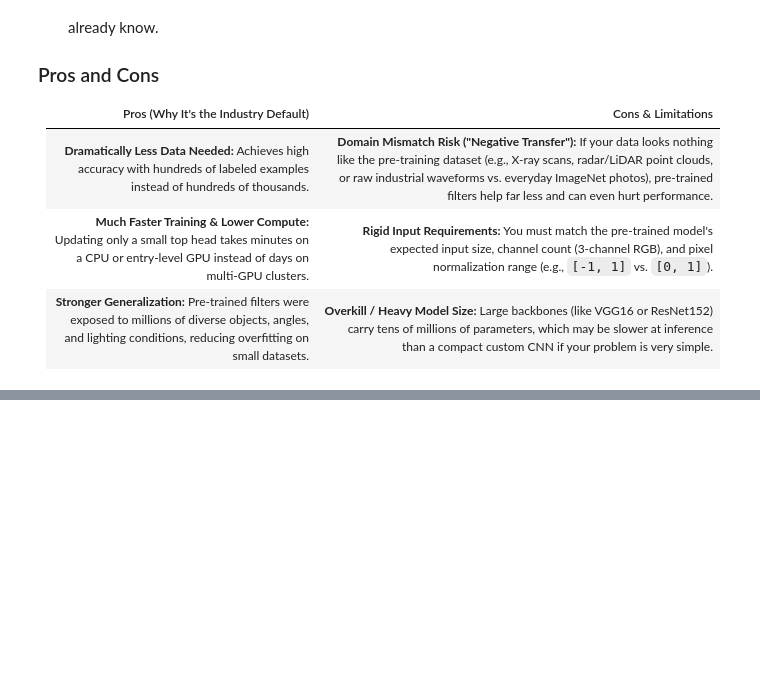
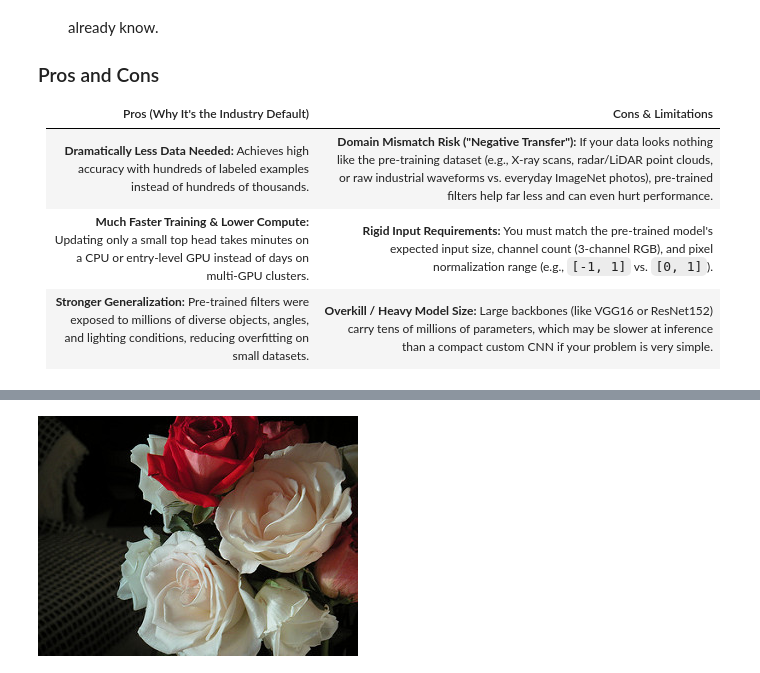
Before and after one commit to DEVANSHU-KALI/Deep_Learning, a Jupyter notebook: concepts_of_dl/transfer_leraning/code.ipynb, the cells around one changed output, grey strips where cells are left out. Saved outputs shown, nothing was run; the diff lists cells and outputs as text; code cells hidden in the pictures; blank space fills up the shorter version.

Commit message:
added the code related to the transfer learning

```diff
--- a/concepts_of_dl/transfer_leraning/code.ipynb
+++ b/concepts_of_dl/transfer_leraning/code.ipynb
@@ -30,0 +98,5 @@ A deep neural network splits naturally into two parts: a **feature extractor** (
+# %%
+import pathlib
+
+data_dir = pathlib.Path(r'D:\deep_learning_course\data\datasets\flower_photos\flower_photos')
+data_dir
@@ -30,0 +127,5 @@ A deep neural network splits naturally into two parts: a **feature extractor** (
+# %%
+roses = list(data_dir.glob('roses/*'))
+PIL.Image.open(str(roses[1]))
+# %% [output]
+[figure, added]
```
Also changed, not shown: parts of 32 cells of this notebook, 1 other file.
